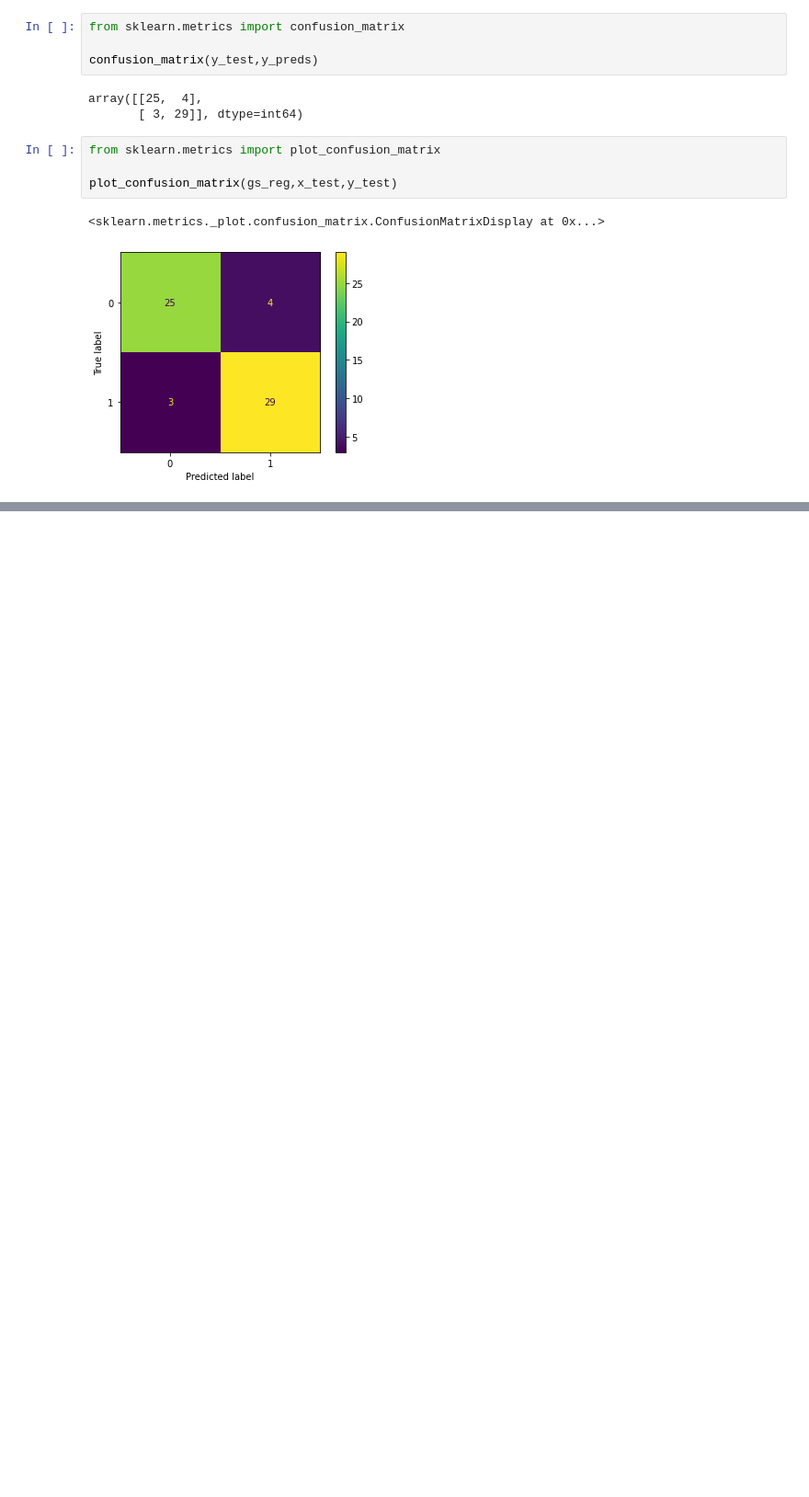
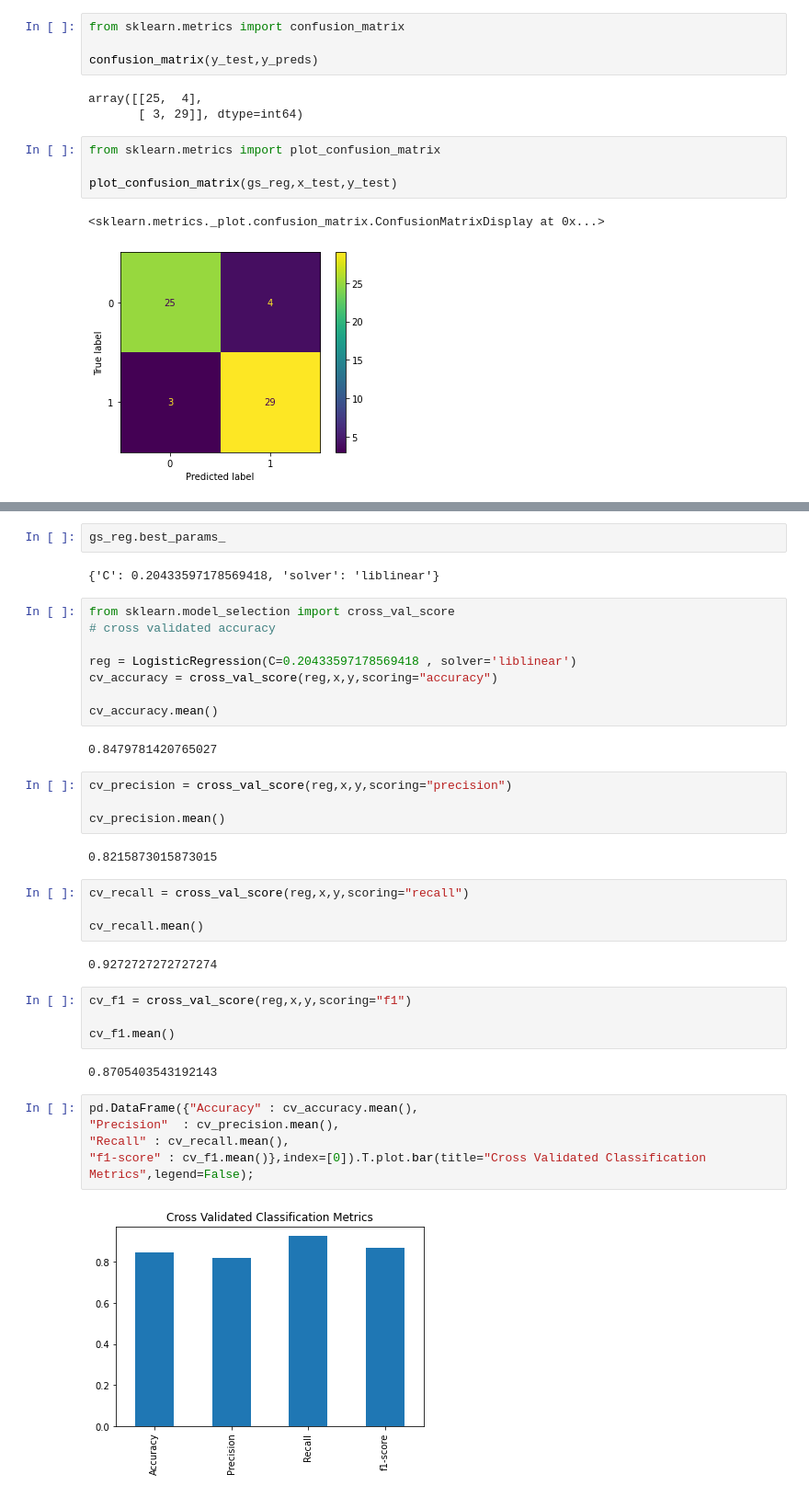
Before and after one commit to Srijan-1-3/Heart-Disease-Classification, a Jupyter notebook: heart-disease-classification.ipynb, the cells around one changed output, grey strips where cells are left out. Shown at 92% size. Drawn from its saved outputs; the diff is of its cells as text; blank space fills up the shorter version.

Commit message:
Model Evaluation Complete

```diff
--- a/heart-disease-classification.ipynb
+++ b/heart-disease-classification.ipynb
@@ -347,0 +361,39 @@ plot_confusion_matrix(gs_reg,x_test,y_test)
+# %%
+gs_reg.best_params_
+# %% [output]
+{'C': 0.20433597178569418, 'solver': 'liblinear'}
+# %%
+from sklearn.model_selection import cross_val_score
+# cross validated accuracy
+
+reg = LogisticRegression(C=0.20433597178569418 , solver='liblinear')
+cv_accuracy = cross_val_score(reg,x,y,scoring="accuracy")
+
+cv_accuracy.mean()
+# %% [output]
+0.8479781420765027
+# %%
+cv_precision = cross_val_score(reg,x,y,scoring="precision")
+
+cv_precision.mean()
+# %% [output]
+0.8215873015873015
+# %%
+cv_recall = cross_val_score(reg,x,y,scoring="recall")
+
+cv_recall.mean()
+# %% [output]
+0.9272727272727274
+# %%
+cv_f1 = cross_val_score(reg,x,y,scoring="f1")
+
+cv_f1.mean()
+# %% [output]
+0.8705403543192143
+# %%
+pd.DataFrame({"Accuracy" : cv_accuracy.mean(),
+"Precision"  : cv_precision.mean(),
+"Recall" : cv_recall.mean(),
+"f1-score" : cv_f1.mean()},index=[0]).T.plot.bar(title="Cross Validated Classification Metrics",legend=False);
+# %% [output]
+[figure, added]
```
Also changed, not shown: parts of 1 cell of this notebook, 2 other files.
